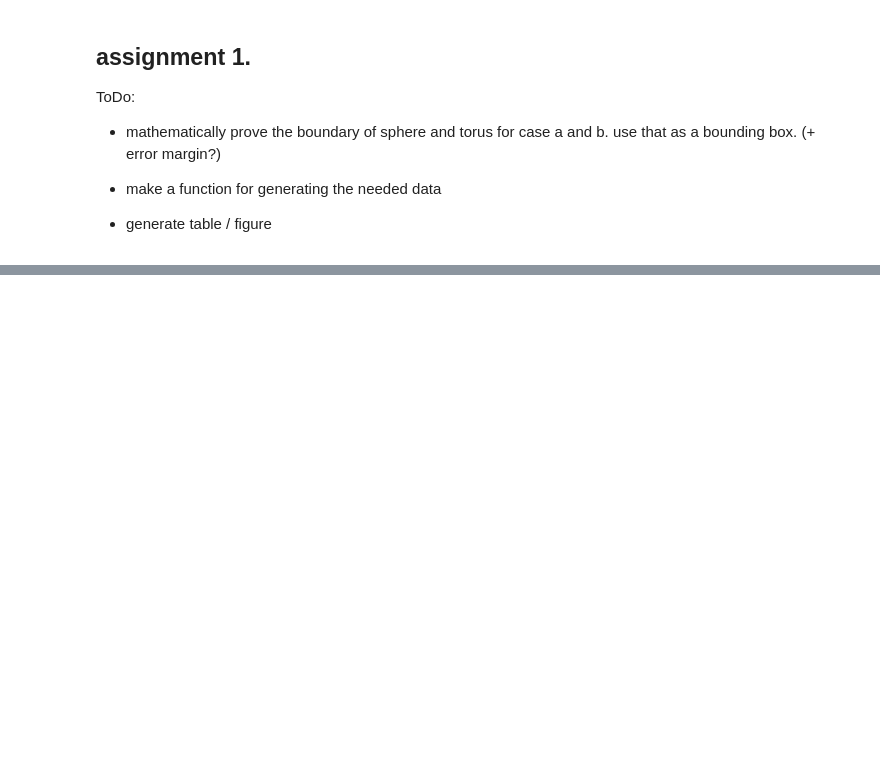
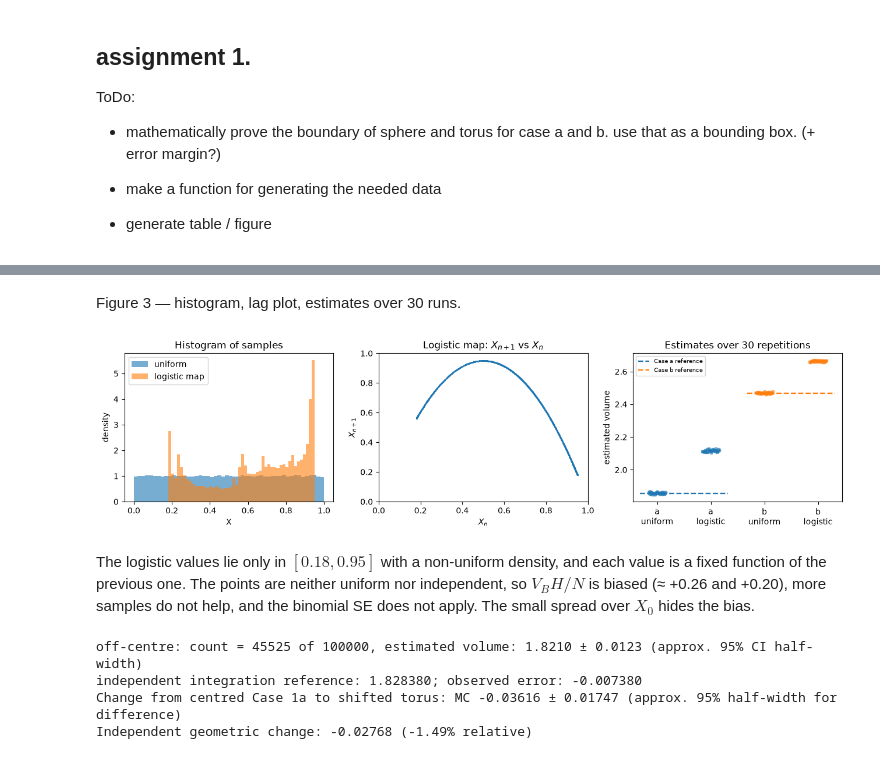
Before and after one commit to MonAmsTeB/StochasticAssignment, a Jupyter notebook: Assignment1.ipynb, the cells around one changed output, grey strips where cells are left out. Cells and saved outputs as stored; diff of their text form; code cells hidden in the pictures; blank space fills up the shorter version.

```diff
--- a/Assignment1.ipynb
+++ b/Assignment1.ipynb
@@ -242,3 +378,37 @@ case b deterministic: estimated volume of the intersection: 2.6714 ± 0.0117 (95
+# %% [markdown]
+Figure 3 — histogram, lag plot, estimates over 30 runs.
+# %%
+# Logistic values are not uniform and not independent
+u = np.random.default_rng(4).uniform(size=n)
+v = np.array(xs)
+fig, axes = plt.subplots(1, 3, figsize=(13, 3.5))
+axes[0].hist(u, bins=50, density=True, alpha=0.6, label="uniform")
+axes[0].hist(v, bins=50, density=True, alpha=0.6, label="logistic map")
+axes[0].set(title="Histogram of samples", xlabel="X", ylabel="density"); axes[0].legend()
+axes[1].plot(v[:-1][:3000], v[1:][:3000], ".", ms=1)
+axes[1].set(title="Logistic map: $X_{n+1}$ vs $X_n$", xlabel="$X_n$", ylabel="$X_{n+1}$", xlim=(0, 1), ylim=(0, 1))
+# Compare the empirical estimates with the independently integrated true volume.
+positions = np.arange(4)
+labels = ["a\nuniform", "a\nlogistic", "b\nuniform", "b\nlogistic"]
+colors = {"a": "tab:blue", "b": "tab:orange"}
+for i, (case, method) in enumerate([("a", "uniform"), ("a", "logistic"),
+                                      ("b", "uniform"), ("b", "logistic")]):
+    values = np.asarray(estimates[method][case])
+    offsets = np.linspace(-0.16, 0.16, len(values))
+    axes[2].scatter(i + offsets, values, s=12, alpha=0.55,
+                    color=colors[case], marker="o" if method == "uniform" else "s")
+for case, low, high in [("a", -0.32, 1.32), ("b", 1.68, 3.32)]:
+    axes[2].hlines(reference_volumes[case], low, high, colors=colors[case],
+                   linestyles="--", linewidth=1.7,
+                   label=f"Case {case} reference" )
+axes[2].set_xticks(positions, labels)
+axes[2].set(xlim=(-0.45, 3.45), title=f"Estimates over {REPS} repetitions", ylabel="estimated volume")
+axes[2].legend(fontsize=7, loc="upper left")
+plt.tight_layout(); plt.savefig("fig3_logistic.png", dpi=200); plt.show()
+# %% [output]
+[figure, added]
+# %% [markdown]
+The logistic values lie only in $[0.18,0.95]$ with a non-uniform density, and each value is a fixed function of the previous one. The points are neither uniform nor independent, so $V_BH/N$ is biased (≈ +0.26 and +0.20), more samples do not help, and the binomial SE does not apply. The small spread over $X_0$ hides the bias.
 # %%
 # 3
 
@@ -246,7 +416,30 @@ def off_center_torus(X, Y, Z, R, r, center):
     """R is the distance from the center of the tube to the center of the torus,
     and r is the radius of the tube.
     The function returns True if the point (X, Y, Z) is on
-    the surface of the torus with major radius R and minor radius r centered at the
-    specified center."""
+    or inside the torus with major radius R and minor radius r centred at the specified center."""
     xc, yc, zc = center
     return (((X - xc)**2 + (Y - yc)**2)**0.5 - R)**2 + (Z - zc)**2 <= r**2
+
+
+def intersection_off_center(x, y, z, k, R, r, center):
+    return sphere_eq(x, y, z, k) and off_center_torus(x, y, z, R, r, center)
+
+center = (0, 0, 0.1)
+points = generate_points(n, bounds_B, random.Random(20261106))
+count = count_points_in_shape(points, intersection_off_center, 1, 0.75, 0.4, center)
+V3, se3 = estimate_volume(count, n, bounds_B), standard_error(count, n, bounds_B)
+print(f"off-centre: count = {count} of {n}, estimated volume: {V3:.4f} ± {1.96 * se3:.4f} (approx. 95% CI half-width)")
+print(f"independent integration reference: {reference_off_center:.6f}; observed error: {V3 - reference_off_center:+.6f}")
+# The shift changes the *true* geometric overlap, not merely the sampled output.
+delta_mc = V3 - results_uniform["a"][0]
+delta_ref = reference_off_center - reference_volumes["a"]
+se_difference = math.hypot(se3, results_uniform["a"][1])  # different random streams
+print(f"Change from centred Case 1a to shifted torus: MC {delta_mc:+.5f} "
+      f"± {1.96 * se_difference:.5f} (approx. 95% half-width for difference)")
+print(f"Independent geometric change: {delta_ref:+.5f} "
+      f"({100 * delta_ref / reference_volumes['a']:.2f}% relative)")
+# %% [output]
+off-centre: count = 45525 of 100000, estimated volume: 1.8210 ± 0.0123 (approx. 95% CI half-width)
+independent integration reference: 1.828380; observed error: -0.007380
+Change from centred Case 1a to shifted torus: MC -0.03616 ± 0.01747 (approx. 95% half-width for difference)
+Independent geometric change: -0.02768 (-1.49% relative)
```
Also changed, not shown: parts of 20 cells of this notebook, 5 other files.
